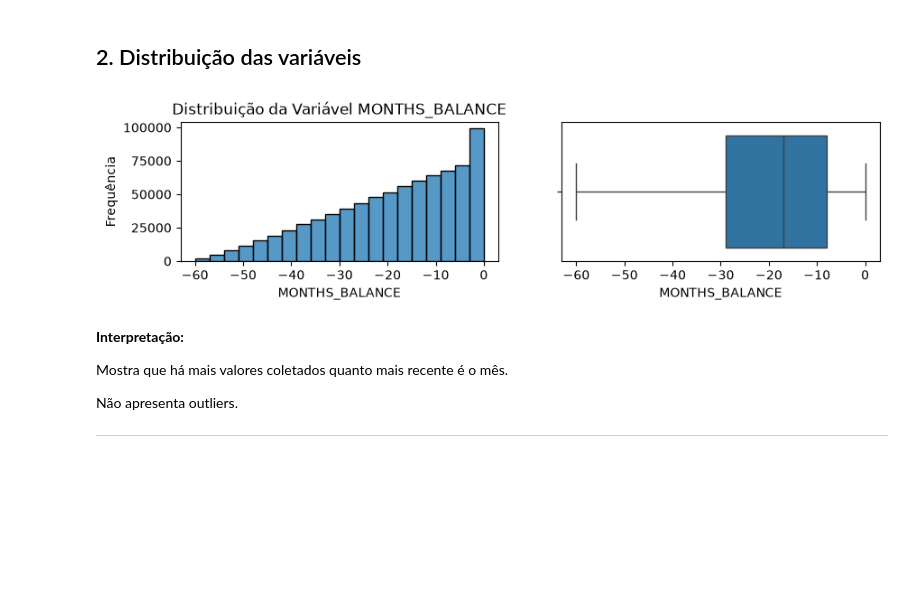
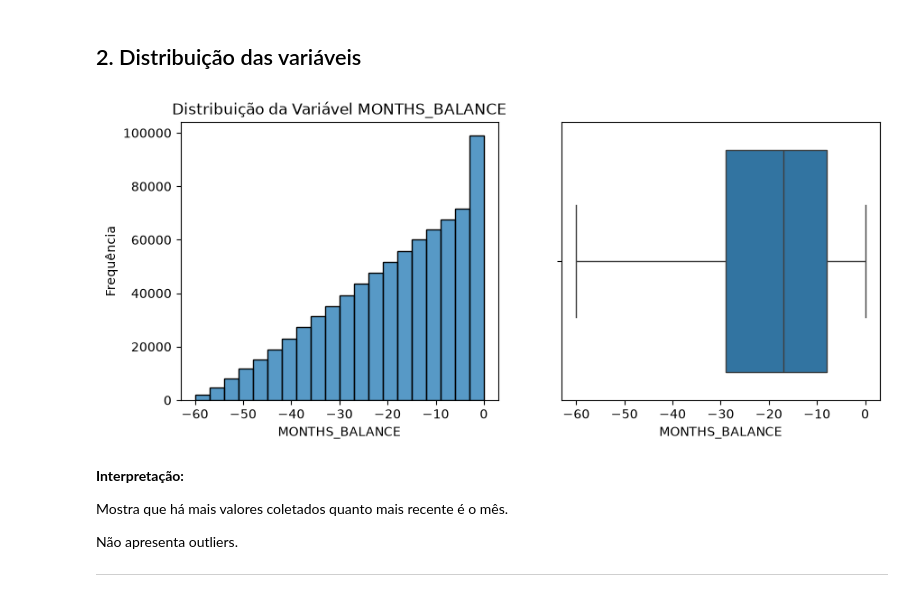
Before and after one commit to dianafismed/postech-tech-challenge-fase2, a Jupyter notebook: notebooks/01_eda.ipynb, the cells around one changed output. Cells and saved outputs as stored; diff of their text form; code cells hidden in the pictures; blank space fills up the shorter version.

```diff
--- a/notebooks/01_eda.ipynb
+++ b/notebooks/01_eda.ipynb
@@ -84,4 +69,0 @@ Está como float, mas pode ser int64
-# %%
-
-df.CNT_FAM_MEMBERS = df.CNT_FAM_MEMBERS.astype('int64')
-df.CNT_FAM_MEMBERS.info()
@@ -245,19 +175,0 @@ Esta coluna mostra se o ciente é bom ou mal pagador através do critério padr
-# %%
-# Agrupando df por cliente
-
-cliente = df.groupby('ID')['STATUS'].sum().reset_index()
-cliente.head()
-
-# Separando o status que identifica mal pagador (>=60 dias de atraso)
-bad_status = {'2', '3', '4', '5'}
-
-# Criando de uma coluna chamada COMPLIANCE que será preenchida com 0 ou 1
-cliente['COMPLIANCE'] = cliente.STATUS.apply(lambda s: 1 if any(char in bad_status for char in str(s)) else 0)
-
-# Excluindo da coluna STATUS, que não será mais utilizada
-cliente.drop(columns='STATUS', inplace=True)
-
-# Juntando os 2 dataframes
-df = pd.merge(df, cliente, on='ID', how='inner')
-
-df.COMPLIANCE.value_counts()
@@ -282,18 +189,18 @@ ________________________________________________________________________________
 # %%
 # Plotando distribuição e boxplot da coluna MONTHS_BALANCE
 
-fig, axes = plt.subplots(1, 2, figsize=(10, 2))
+fig, axes = plt.subplots(1, 2, figsize=(10, 4))
 
 sns.histplot(data=df.MONTHS_BALANCE, bins=20, ax=axes[0])
 axes[0].set_title('Distribuição da Variável MONTHS_BALANCE')
 axes[0].set_xlabel('MONTHS_BALANCE')
 axes[0].set_ylabel('Frequência')
 
 sns.boxplot(x='MONTHS_BALANCE', data=df, ax=axes[1])
 
 plt.show()
 # %% [output]
-[figure, old version]
+[figure, new version]
 # %% [markdown]
 **Interpretação:**
 
```
Also changed, not shown: parts of 34 cells of this notebook, 2 other files.
